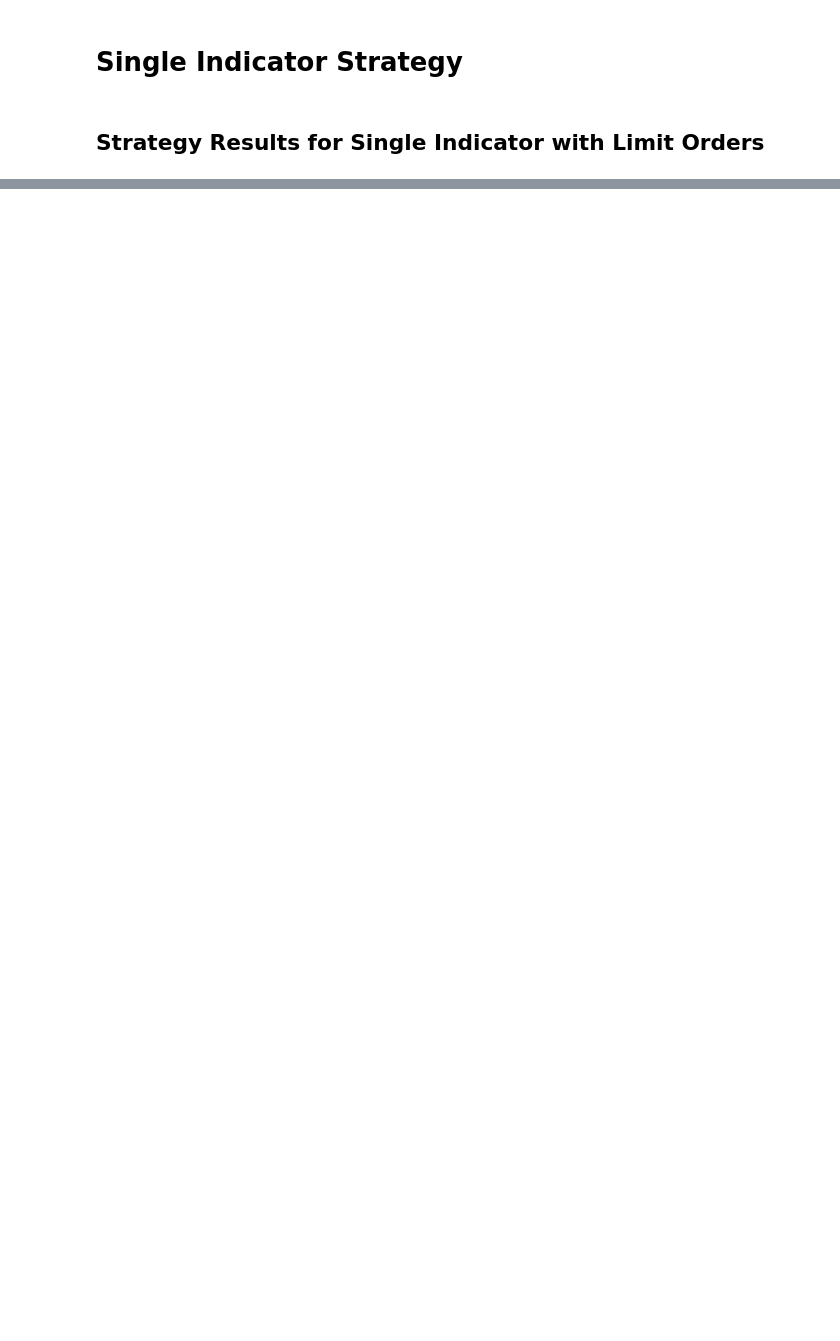
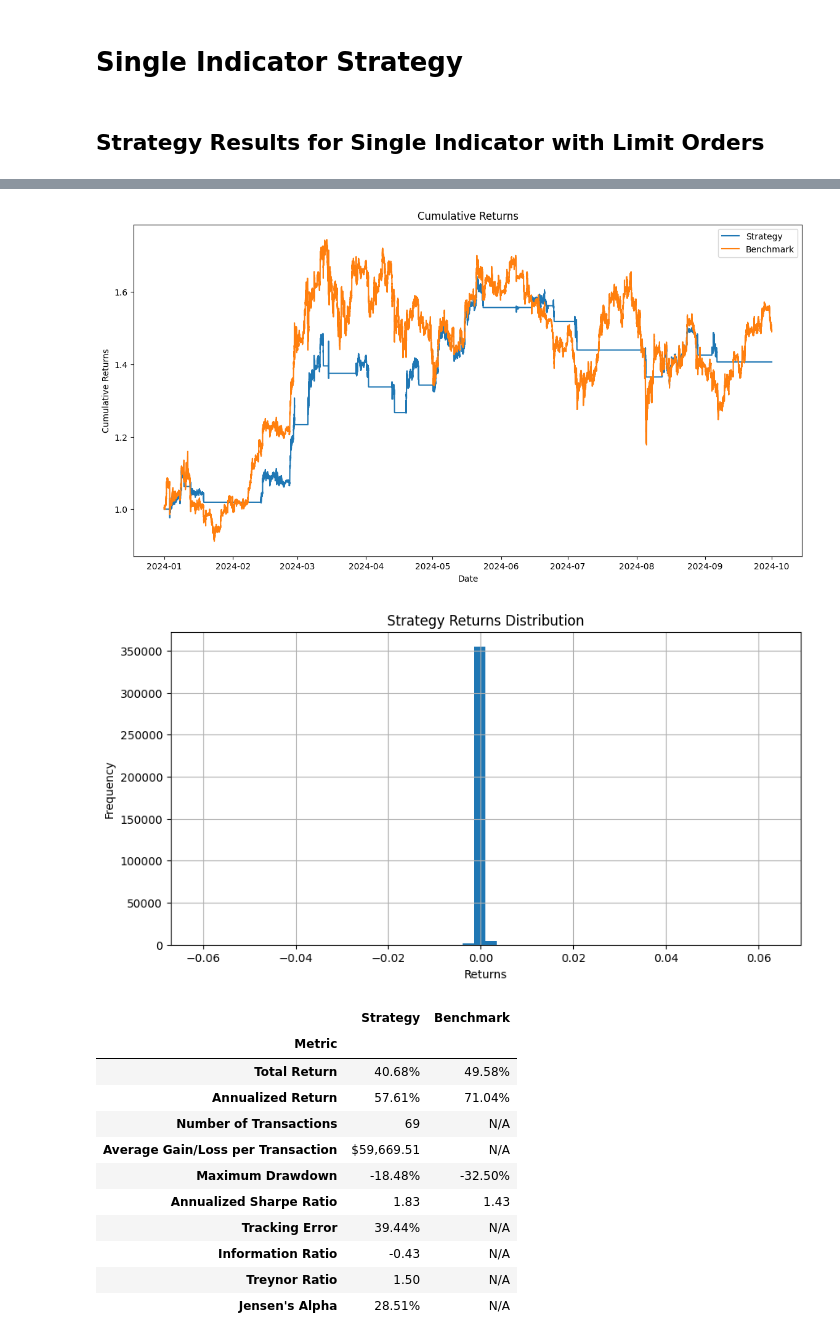
Before and after one commit to harrypandas/algo_trading_project, a Jupyter notebook: ML_Strat_ZJ.ipynb, the cells around one changed output, grey strips where cells are left out. Saved outputs shown, nothing was run; the diff lists cells and outputs as text; code cells hidden in the pictures; blank space fills up the shorter version.

```diff
--- a/ML_Strat_ZJ.ipynb
+++ b/ML_Strat_ZJ.ipynb
@@ -2093,0 +1016,43 @@ print(results_df.sort_values(by='Total Return (%)', ascending=False).head(top_n)
+# %%
+strategy_params = {
+    'buy_investment_amount': None,    # Invest $X per buy trade
+    'sell_investment_amount': 2_500_000,   # Sell $X worth of BTC per sell trade
+    'investment_fraction': 1.0,        # Alternatively, use fractions
+    'use_limit_orders': True,            # Whether to use limit orders
+    'buy_threshold': 0.655,                # Probability threshold to buy
+    'sell_threshold': 0.31,               # Probability threshold to sell
+    'limit_order_buffer': 0.00001,         # Price buffer for limit orders
+    'limit_order_duration': 10,            # Duration in minutes to wait for limit order execution
+    'stop_loss_pct' : 0.05,      # e.g., 0.10 for 10%
+    'freeze_window' : 120         # Number of minutes to freeze trading after stop loss event
+}
+
+# Simulate the trading strategy for 'BTC_Future_Direction_5m'
+df_with_results, performance_metrics, trade_history = simulate_trading_strategy(
+    df=trading_df[trading_df.index >= '2024-01-01'],
+    target_variable='BTC_Future_Direction_5m',
+    initial_capital=10_000_000,
+    transaction_cost=0.001,
+    strategy_params=strategy_params
+)
+
+# Analyze the strategy
+metrics_df = analyze_strategies(df_with_results)
+
+# Display the metrics
+metrics_df
+# %% [output]
+[figure, added]
+[figure, added]
+|  | Strategy | Benchmark |
+| Metric |  |  |
+| Total Return | 40.68% | 49.58% |
+| Annualized Return | 57.61% | 71.04% |
+| Number of Transactions | 69 | N/A |
+| Average Gain/Loss per Transaction | $59,669.51 | N/A |
+| Maximum Drawdown | -18.48% | -32.50% |
+| Annualized Sharpe Ratio | 1.83 | 1.43 |
+| Tracking Error | 39.44% | N/A |
+| Information Ratio | -0.43 | N/A |
+| Treynor Ratio | 1.50 | N/A |
+| Jensen's Alpha | 28.51% | N/A |
```
Also changed, not shown: parts of 56 cells of this notebook.
